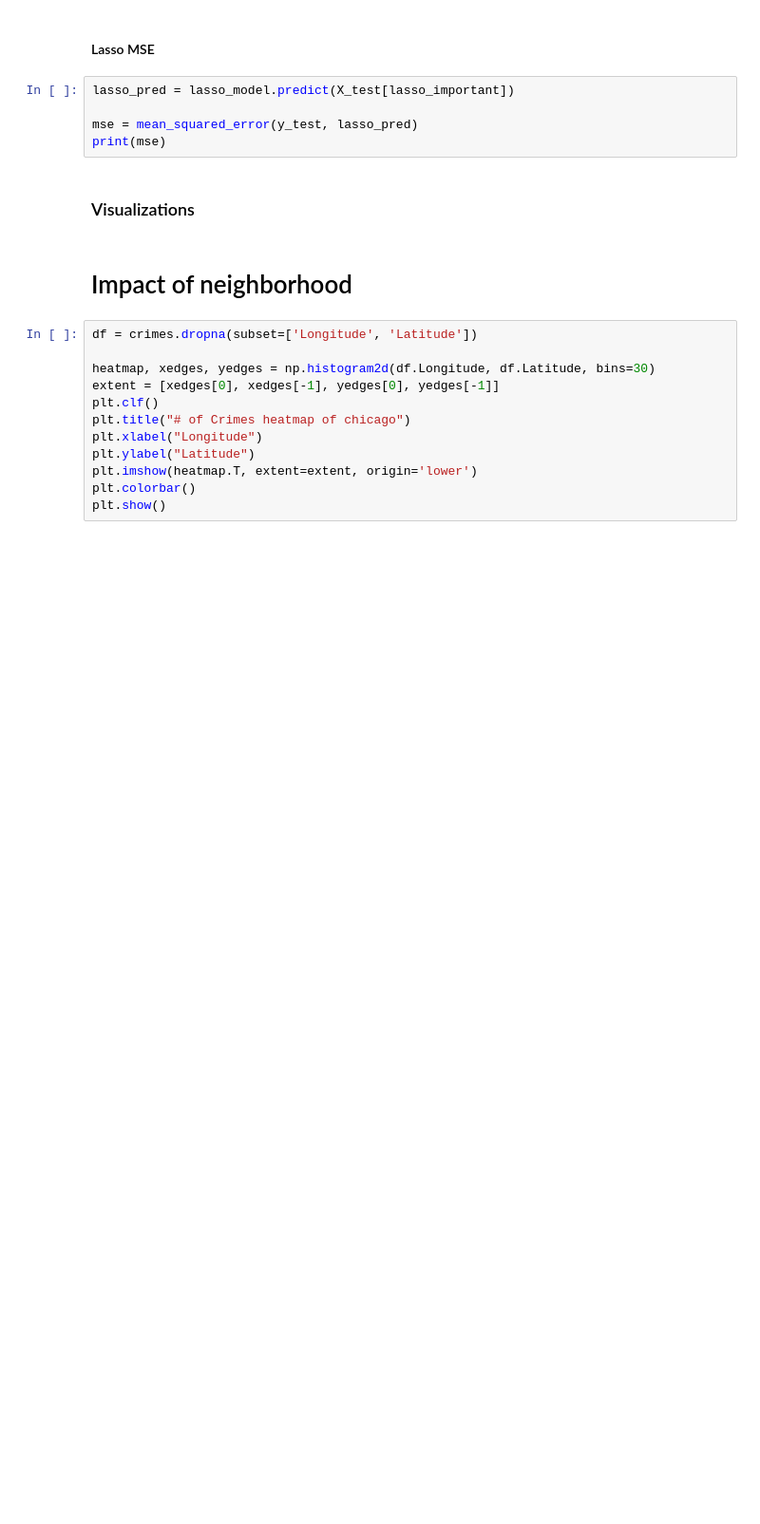
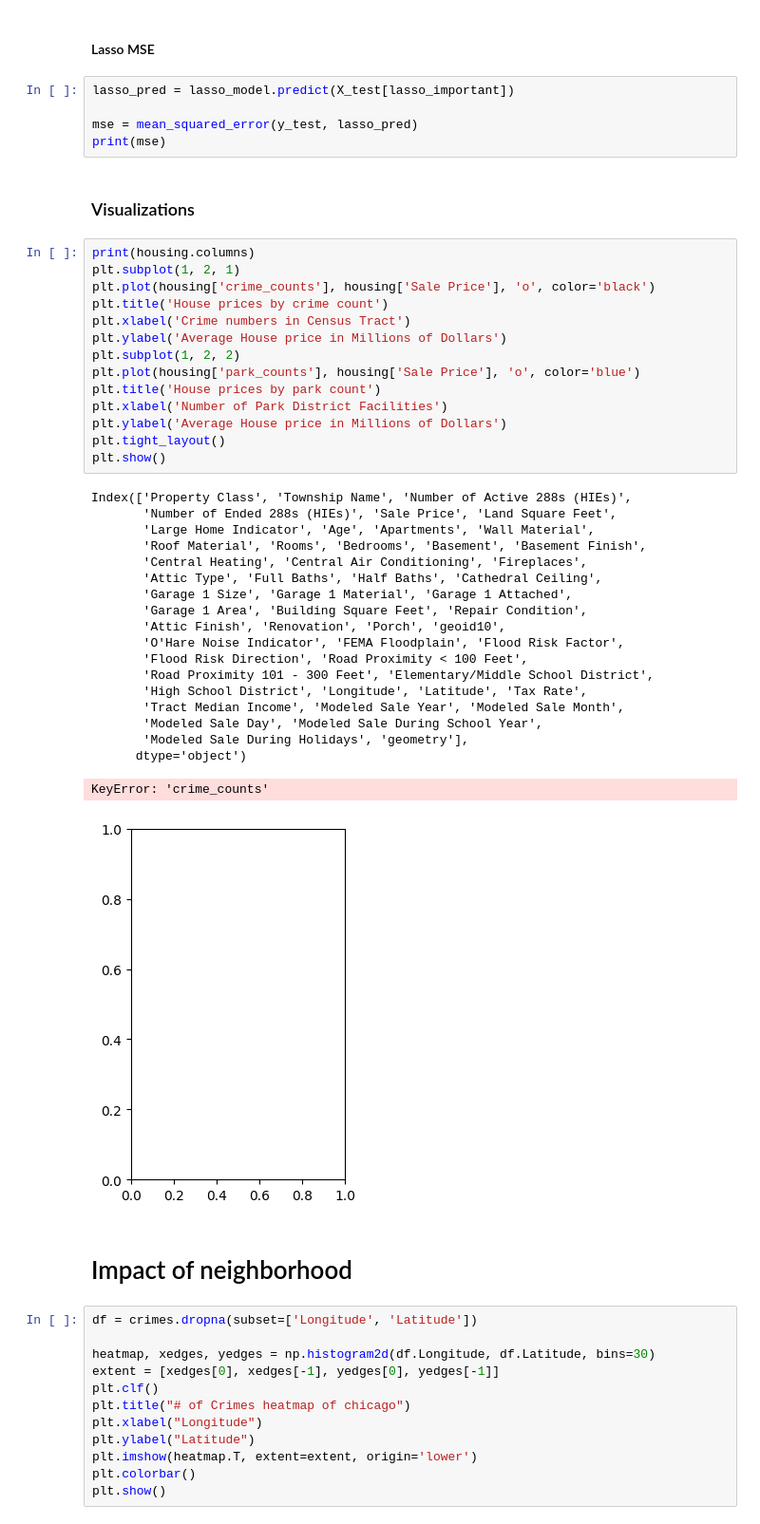
Before and after one commit to Bananamonkey011/ECON491FP, a Jupyter notebook: final.ipynb, the cells around one changed output. Shown: that part at 95% size. Cells and saved outputs as stored; diff of their text form; blank space fills up the shorter version.

```diff
--- a/final.ipynb
+++ b/final.ipynb
@@ -283,6 +284,40 @@ mse = mean_squared_error(y_test, lasso_pred)
 print(mse)
 # %% [markdown]
 ### Visualizations
+# %%
+print(housing.columns)
+plt.subplot(1, 2, 1)
+plt.plot(housing['crime_counts'], housing['Sale Price'], 'o', color='black')
+plt.title('House prices by crime count')
+plt.xlabel('Crime numbers in Census Tract')
+plt.ylabel('Average House price in Millions of Dollars')
+plt.subplot(1, 2, 2)
+plt.plot(housing['park_counts'], housing['Sale Price'], 'o', color='blue')
+plt.title('House prices by park count')
+plt.xlabel('Number of Park District Facilities')
+plt.ylabel('Average House price in Millions of Dollars')
+plt.tight_layout()
+plt.show()
+# %% [output]
+Index(['Property Class', 'Township Name', 'Number of Active 288s (HIEs)',
+       'Number of Ended 288s (HIEs)', 'Sale Price', 'Land Square Feet',
+       'Large Home Indicator', 'Age', 'Apartments', 'Wall Material',
+       'Roof Material', 'Rooms', 'Bedrooms', 'Basement', 'Basement Finish',
+       'Central Heating', 'Central Air Conditioning', 'Fireplaces',
+       'Attic Type', 'Full Baths', 'Half Baths', 'Cathedral Ceiling',
+       'Garage 1 Size', 'Garage 1 Material', 'Garage 1 Attached',
+       'Garage 1 Area', 'Building Square Feet', 'Repair Condition',
+       'Attic Finish', 'Renovation', 'Porch', 'geoid10',
+       'O'Hare Noise Indicator', 'FEMA Floodplain', 'Flood Risk Factor',
+       'Flood Risk Direction', 'Road Proximity < 100 Feet',
+       'Road Proximity 101 - 300 Feet', 'Elementary/Middle School District',
+       'High School District', 'Longitude', 'Latitude', 'Tax Rate',
+       'Tract Median Income', 'Modeled Sale Year', 'Modeled Sale Month',
+       'Modeled Sale Day', 'Modeled Sale During School Year',
+       'Modeled Sale During Holidays', 'geometry'],
+      dtype='object')
+KeyError: 'crime_counts'
+[figure, added]
 # %% [markdown]
 # Impact of neighborhood
 # %%
```
Also changed, not shown: parts of 4 cells of this notebook.
